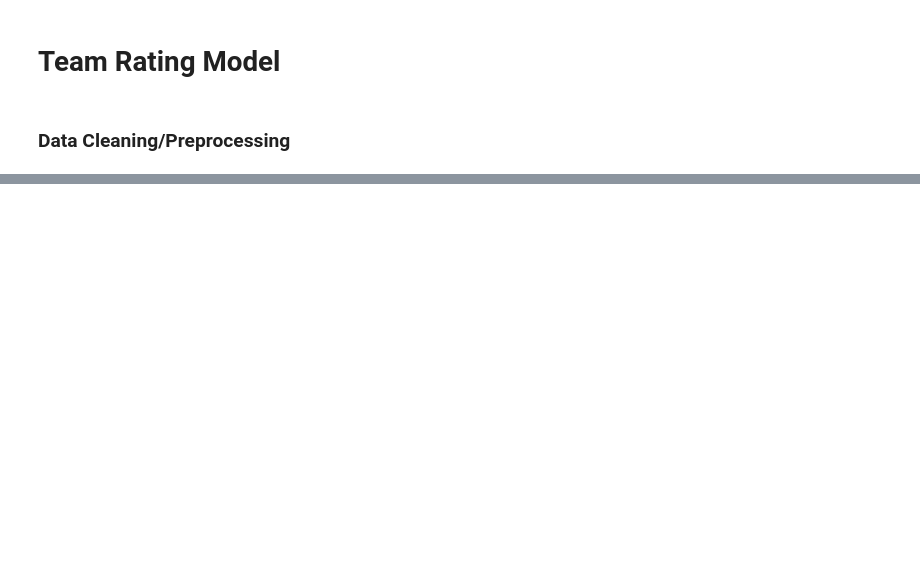
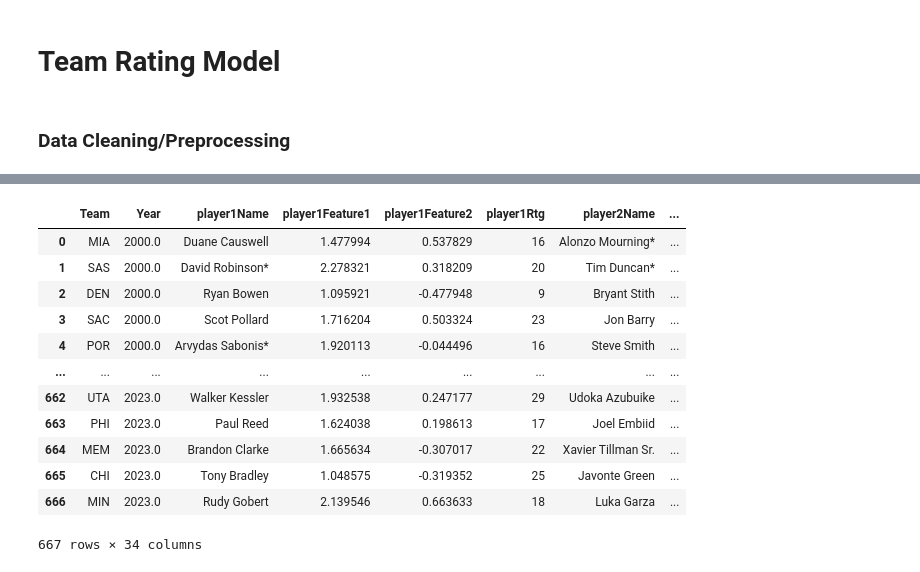
Before and after one commit to ofiore/BasketballClusteringCSE5825, a Jupyter notebook: TeamRatingModel.ipynb, the cells around one changed output, grey strips where cells are left out. Saved outputs shown, nothing was run; the diff lists cells and outputs as text; code cells hidden in the pictures; blank space fills up the shorter version.

```diff
--- a/TeamRatingModel.ipynb
+++ b/TeamRatingModel.ipynb
@@ -209,9 +130,2 @@ df_player.head
-# %%
-# we will need to make and append to a dataframe and the dataframe should look like
-# player 1 -through- player n, team name, year, team rating
-years=range(2000,2024)
-for year in years:
-    temp_df=df_player[df_player['Season']==year]
-    #print(temp_df)
 # %%
 df_team
@@ -221,0 +228,73 @@ print(len(dict_team_names))
+# %%
+#print(teams_for_years[2000]['MIL'])
+#print(teams_for_years[2001]['MIL'])
+# look up how to add rows for the thingie and just do that for year for team and
+# that should be easy then concat based on year and team then drop year and team
+features=['player1Name','player1Feature1','player1Feature2','player1Rtg',
+          'player2Name','player2Feature1','player2Feature2','player2Rtg',
+          'player3Name','player3Feature1','player3Feature2','player3Rtg',
+          'player4Name','player4Feature1','player4Feature2','player4Rtg',
+          'player5Name','player5Feature1','player5Feature2','player5Rtg',
+          'player6Name','player6Feature1','player6Feature2','player6Rtg',
+          'player7Name','player7Feature1','player7Feature2','player7Rtg',
+          'player8Name','player8Feature1','player8Feature2','player8Rtg']
+df_dict={'Team':[],'Year':[],
+          'player1Name':[],'player1Feature1':[],'player1Feature2':[],'player1Rtg':[],
+          'player2Name':[],'player2Feature1':[],'player2Feature2':[],'player2Rtg':[],
+          'player3Name':[],'player3Feature1':[],'player3Feature2':[],'player3Rtg':[],
+          'player4Name':[],'player4Feature1':[],'player4Feature2':[],'player4Rtg':[],
+          'player5Name':[],'player5Feature1':[],'player5Feature2':[],'player5Rtg':[],
+          'player6Name':[],'player6Feature1':[],'player6Feature2':[],'player6Rtg':[],
+          'player7Name':[],'player7Feature1':[],'player7Feature2':[],'player7Rtg':[],
+          'player8Name':[],'player8Feature1':[],'player8Feature2':[],'player8Rtg':[],}
+for year in years:
+    year=str(float(year))
+    for team in list_of_teams:
+        try:
+            entries=teams_for_years[year][team]
+            df_dict['Team'].append(team)
+            df_dict['Year'].append(year)
+            counter=0
+            for j in range(len(entries)):
+                for i in range(len(entries[j])):
+                    player_number=features[counter]
+                    #print(entries[j][i])
+                    df_dict[player_number].append(entries[j][i])
+                    counter+=1
+        except:
+            pass
+#print(df_dict)
+#print(len(df_dict['Team']))
+#print(len(df_dict['Year']))
+#print(len(df_dict['player1Feature1']))
+#print(len(df_dict['player1Feature2']))
+#print(len(df_dict['player2Feature1']))
+#print(len(df_dict['player2Feature2']))
+#print(len(df_dict['player3Feature1']))
+#print(len(df_dict['player3Feature2']))
+#print(len(df_dict['player4Feature1']))
+#print(len(df_dict['player4Feature2']))
+#print(len(df_dict['player5Feature1']))
+#print(len(df_dict['player5Feature2']))
+#print(len(df_dict['player6Feature1']))
+#print(len(df_dict['player6Feature2']))
+#print(len(df_dict['player7Feature1']))
+#print(len(df_dict['player7Feature2']))
+#print(len(df_dict['player8Feature1']))
+##print(len(df_dict['player8Feature2']))
+team_year_player_df=pd.DataFrame(df_dict)
+team_year_player_df
+# %% [output]
+|  | Team | Year | player1Name | player1Feature1 | player1Feature2 | player1Rtg | player2Name | ... |
+| 0 | MIA | 2000.0 | Duane Causwell | 1.477994 | 0.537829 | 16 | Alonzo Mourning* | ... |
+| 1 | SAS | 2000.0 | David Robinson* | 2.278321 | 0.318209 | 20 | Tim Duncan* | ... |
+| 2 | DEN | 2000.0 | Ryan Bowen | 1.095921 | -0.477948 | 9 | Bryant Stith | ... |
+| 3 | SAC | 2000.0 | Scot Pollard | 1.716204 | 0.503324 | 23 | Jon Barry | ... |
+| 4 | POR | 2000.0 | Arvydas Sabonis* | 1.920113 | -0.044496 | 16 | Steve Smith | ... |
+| ... | ... | ... | ... | ... | ... | ... | ... | ... |
+| 662 | UTA | 2023.0 | Walker Kessler | 1.932538 | 0.247177 | 29 | Udoka Azubuike | ... |
+| 663 | PHI | 2023.0 | Paul Reed | 1.624038 | 0.198613 | 17 | Joel Embiid | ... |
+| 664 | MEM | 2023.0 | Brandon Clarke | 1.665634 | -0.307017 | 22 | Xavier Tillman Sr. | ... |
+| 665 | CHI | 2023.0 | Tony Bradley | 1.048575 | -0.319352 | 25 | Javonte Green | ... |
+| 666 | MIN | 2023.0 | Rudy Gobert | 2.139546 | 0.663633 | 18 | Luka Garza | ... |
+667 rows × 34 columns
```
Also changed, not shown: parts of 18 cells of this notebook, 1 other file.
